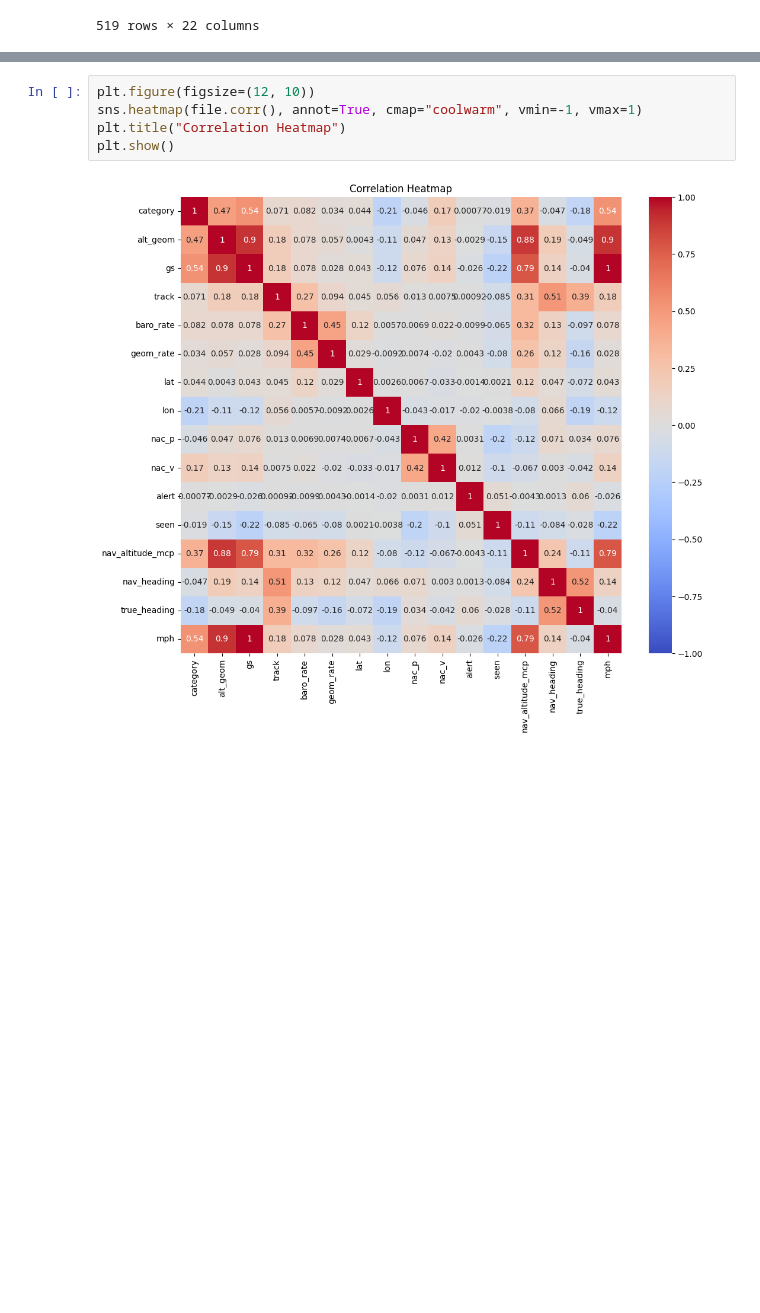
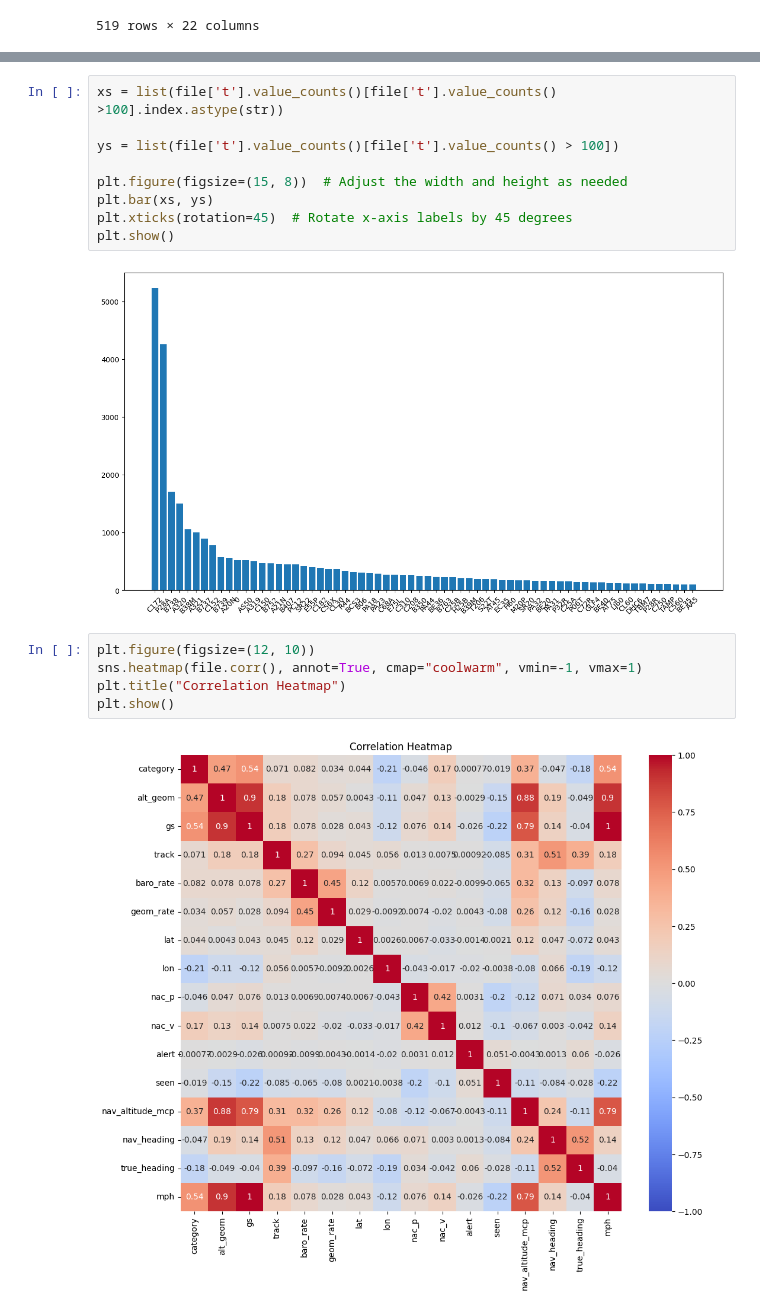
Before and after one commit to lwilsen/adsb_project, a Jupyter notebook: Database/adsb.ipynb, the cells around one changed output, grey strips where cells are left out. Saved outputs shown, nothing was run; the diff lists cells and outputs as text; blank space fills up the shorter version.

```diff
--- a/Database/adsb.ipynb
+++ b/Database/adsb.ipynb
@@ -210,3 +225,14 @@ file
+# %%
+xs = list(file['t'].value_counts()[file['t'].value_counts() >100].index.astype(str))
+
+ys = list(file['t'].value_counts()[file['t'].value_counts() > 100])
+
+plt.figure(figsize=(15, 8))  # Adjust the width and height as needed
+plt.bar(xs, ys)
+plt.xticks(rotation=45)  # Rotate x-axis labels by 45 degrees
+plt.show()
+# %% [output]
+[figure, added]
 # %%
 plt.figure(figsize=(12, 10))
 sns.heatmap(file.corr(), annot=True, cmap="coolwarm", vmin=-1, vmax=1)
```
Also changed, not shown: parts of 10 cells of this notebook, 19 other files.
